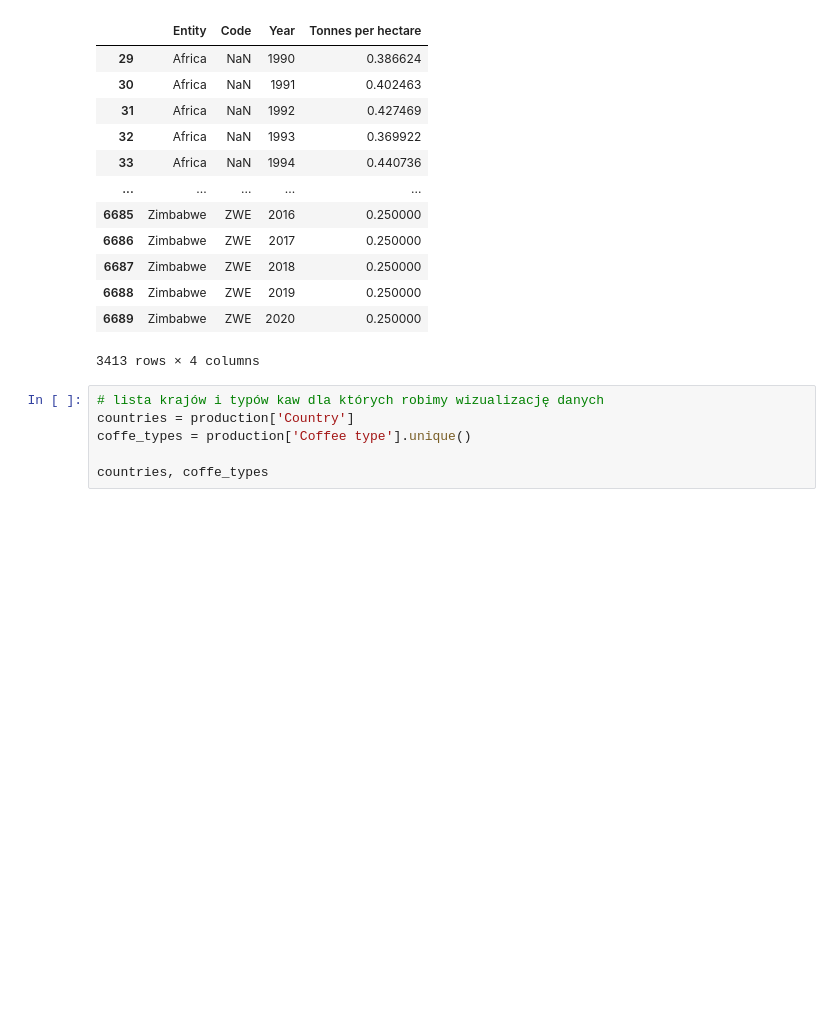
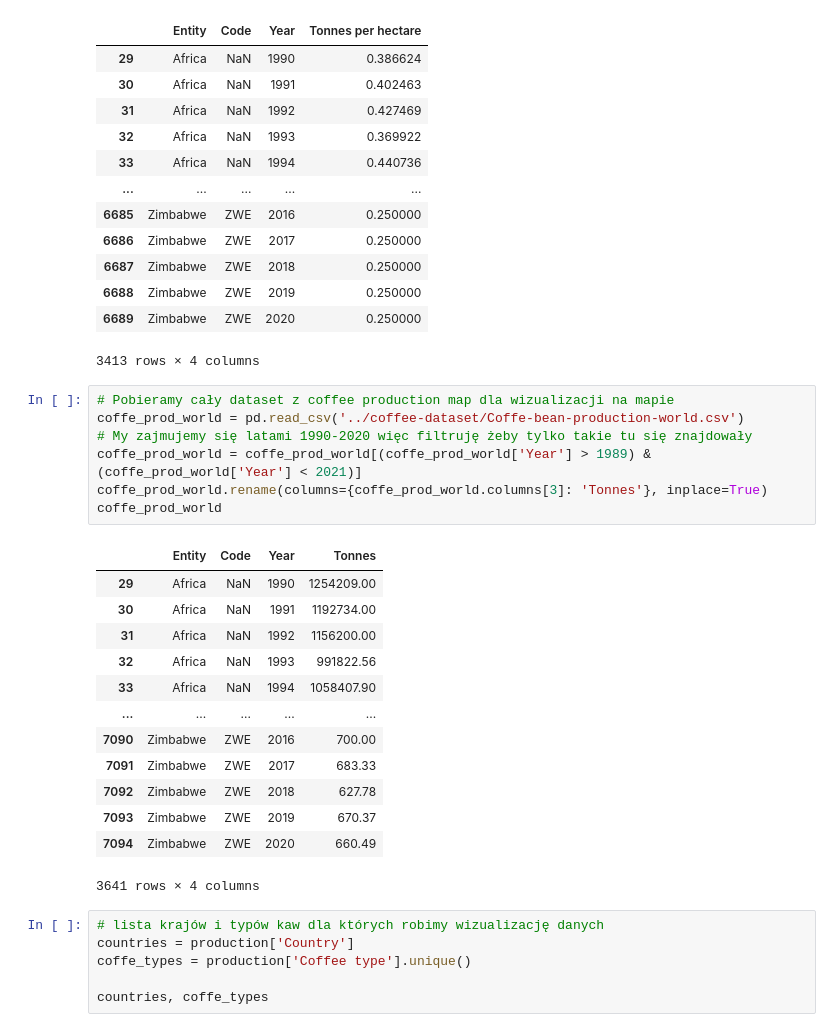
Before and after one commit to jakub-krecisz/coffee-data-visualization, a Jupyter notebook: jupyter-notebooks/production.ipynb, the cells around one changed output. Drawn from its saved outputs; the diff is of its cells as text; blank space fills up the shorter version.

Commit message:
Added new csv for coffe production world and added map visualisation chart for it. Additionally cosmetic changes.

```diff
--- a/jupyter-notebooks/production.ipynb
+++ b/jupyter-notebooks/production.ipynb
@@ -50,6 +50,27 @@ coffee_yields
 | 6688 | Zimbabwe | ZWE | 2019 | 0.250000 |
 | 6689 | Zimbabwe | ZWE | 2020 | 0.250000 |
 3413 rows × 4 columns
+# %%
+# Pobieramy cały dataset z coffee production map dla wizualizacji na mapie
+coffe_prod_world = pd.read_csv('../coffee-dataset/Coffe-bean-production-world.csv')
+# My zajmujemy się latami 1990-2020 więc filtruję żeby tylko takie tu się znajdowały
+coffe_prod_world = coffe_prod_world[(coffe_prod_world['Year'] > 1989) & (coffe_prod_world['Year'] < 2021)]
+coffe_prod_world.rename(columns={coffe_prod_world.columns[3]: 'Tonnes'}, inplace=True)
+coffe_prod_world
+# %% [output]
+|  | Entity | Code | Year | Tonnes |
+| 29 | Africa | NaN | 1990 | 1254209.00 |
+| 30 | Africa | NaN | 1991 | 1192734.00 |
+| 31 | Africa | NaN | 1992 | 1156200.00 |
+| 32 | Africa | NaN | 1993 | 991822.56 |
+| 33 | Africa | NaN | 1994 | 1058407.90 |
+| ... | ... | ... | ... | ... |
+| 7090 | Zimbabwe | ZWE | 2016 | 700.00 |
+| 7091 | Zimbabwe | ZWE | 2017 | 683.33 |
+| 7092 | Zimbabwe | ZWE | 2018 | 627.78 |
+| 7093 | Zimbabwe | ZWE | 2019 | 670.37 |
+| 7094 | Zimbabwe | ZWE | 2020 | 660.49 |
+3641 rows × 4 columns
 # %%
 # lista krajów i typów kaw dla których robimy wizualizację danych
 countries = production['Country']
```
Also changed, not shown: parts of 5 cells of this notebook, 1 other file.
